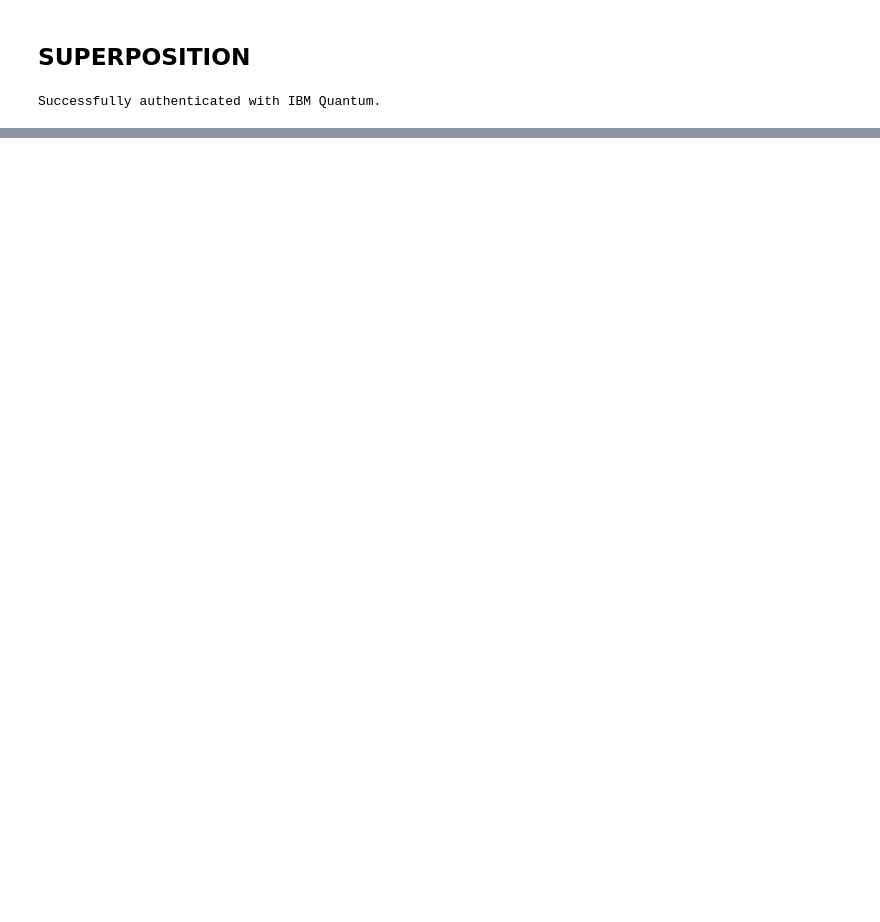
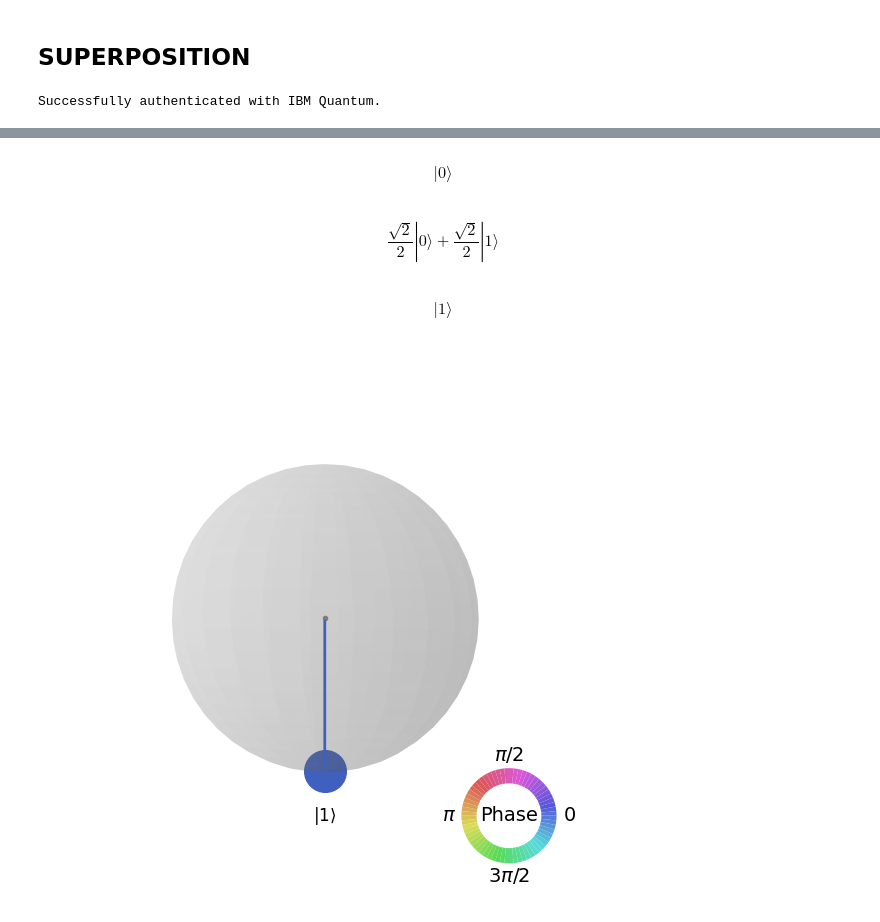
Before and after one commit to farinaleo/ftl_quantum, a Jupyter notebook: ex2.ipynb, the cells around one changed output, grey strips where cells are left out. Saved outputs shown, nothing was run; the diff lists cells and outputs as text; code cells hidden in the pictures; blank space fills up the shorter version.

```diff
--- a/ex2.ipynb
+++ b/ex2.ipynb
@@ -45,0 +47,22 @@ plot_histogram(probabilities, title='Superposition')
+# %%
+test = result_ideal.data()
+psi1 = test['0']
+psi2 = test['1']
+psi3 = test['2']
+psi1.draw(output = 'latex')
+# %% [output]
+$$ |0\rangle$$
+# %%
+psi2.draw(output = 'latex')
+# %% [output]
+$$\frac{\sqrt{2}}{2} |0\rangle+\frac{\sqrt{2}}{2} |1\rangle$$
+# %%
+psi3.draw(output = 'latex')
+# %% [output]
+$$ |1\rangle$$
+# %%
+from qiskit.visualization import plot_state_qsphere
+
+plot_state_qsphere(psi3)
+# %% [output]
+[figure, added]
```
Also changed, not shown: parts of 3 cells of this notebook, 1 other file.
